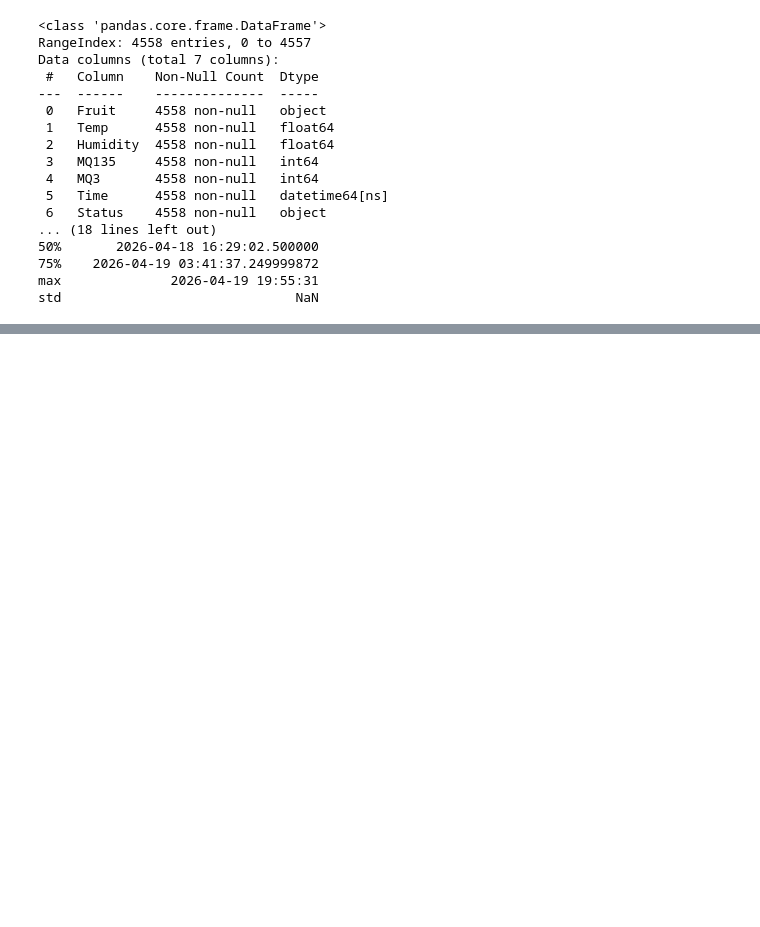
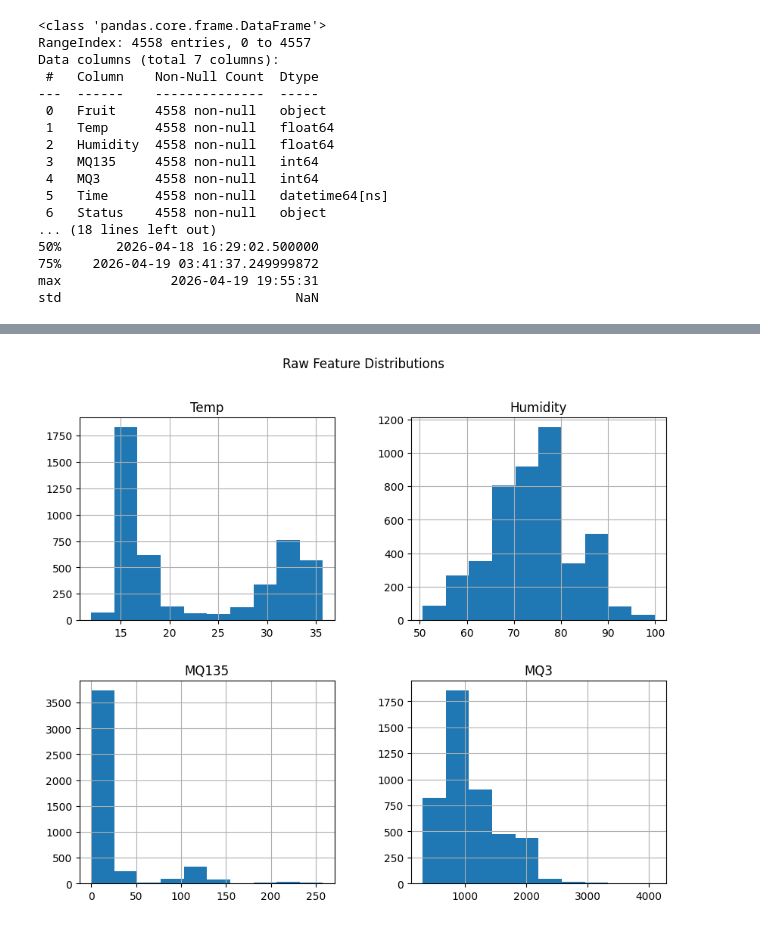
Before and after one commit to SiyumiJayawardhane/freshsense-imagemodel, a Jupyter notebook: Food_Spoilage_Detection.ipynb, the cells around one changed output, grey strips where cells are left out. Cells and saved outputs as stored; diff of their text form; code cells hidden in the pictures; blank space fills up the shorter version.

```diff
--- a/Food_Spoilage_Detection.ipynb
+++ b/Food_Spoilage_Detection.ipynb
@@ -146,0 +156,9 @@ std                              NaN
+# %%
+# Plot histograms for selected numerical features to observe their distributions
+df[['Temp','Humidity','MQ135','MQ3']].hist(figsize=(10,8))
+# Set a common title for all subplots (histograms)
+plt.suptitle("Raw Feature Distributions")
+# Display the plot
+plt.show()
+# %% [output]
+[figure, added]
```
Also changed, not shown: parts of 1 cell of this notebook.
